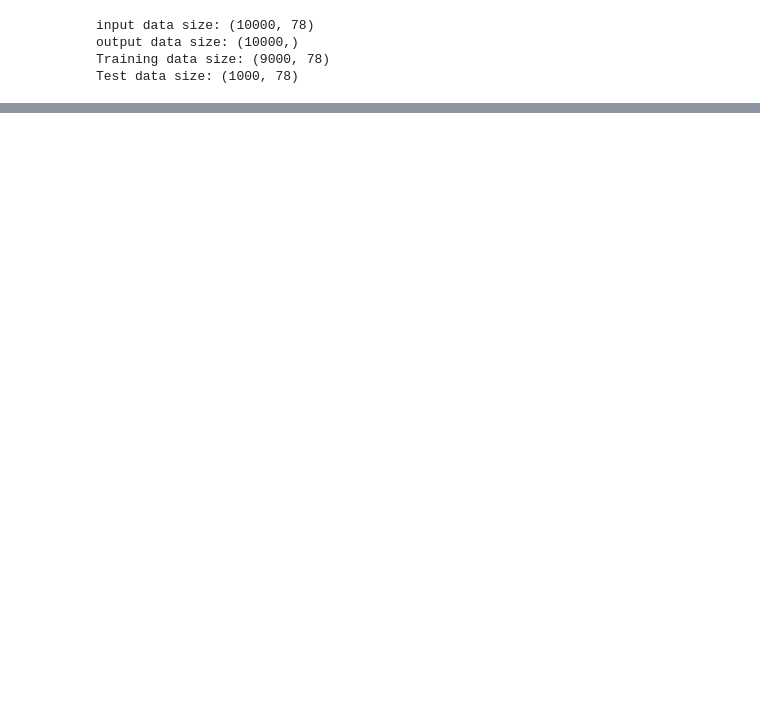
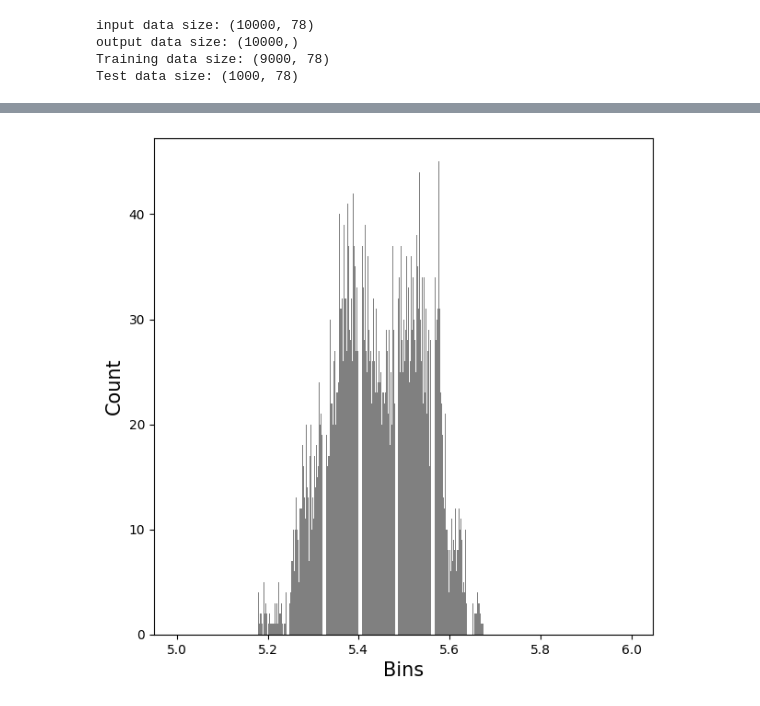
Before and after one commit to panthibivek/Generative-Adversarial-Network-for-Improving-Sampling-of-Molecular-Trajectories, a Jupyter notebook: regression.ipynb, the cells around one changed output, grey strips where cells are left out. Cells and saved outputs as stored; diff of their text form; code cells hidden in the pictures; blank space fills up the shorter version.

```diff
--- a/regression.ipynb
+++ b/regression.ipynb
@@ -102,0 +178,11 @@ fig2.savefig('actual_vs_prediction.png', dpi = 300)
+# %%
+plt.figure(figsize=(7,7))
+bins_ = np.arange(5.000000, 6.000000, 0.001000)
+plt.hist(y_train, bins=bins_, color="gray", align='left', rwidth=0.9)
+plt.xlabel('Bins', fontsize=15)
+plt.ylabel('Count', fontsize=15)
+fig1 = plt.gcf()
+plt.show()
+fig1.savefig('training_energy_distribution.png', dpi = 300)
+# %% [output]
+[figure, added]
```
Also changed, not shown: parts of 8 cells of this notebook, 6 other files.
